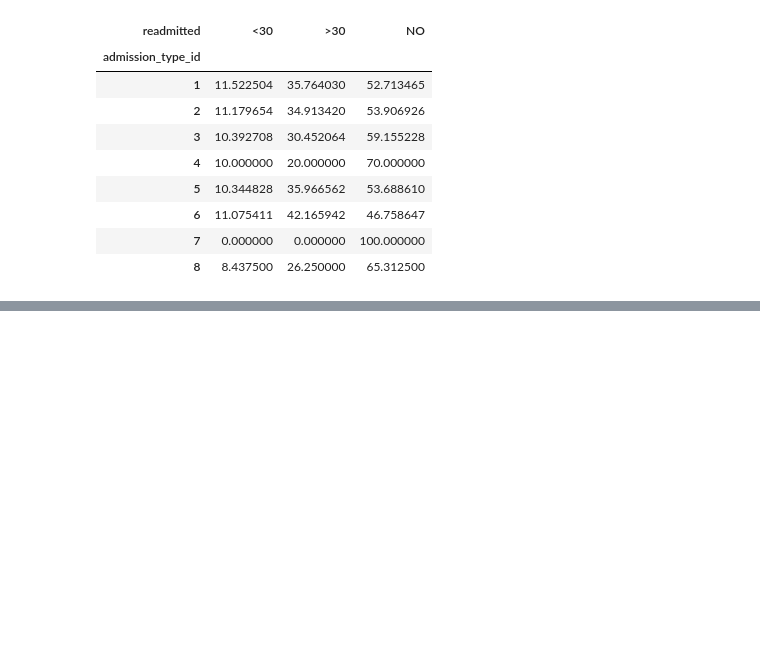
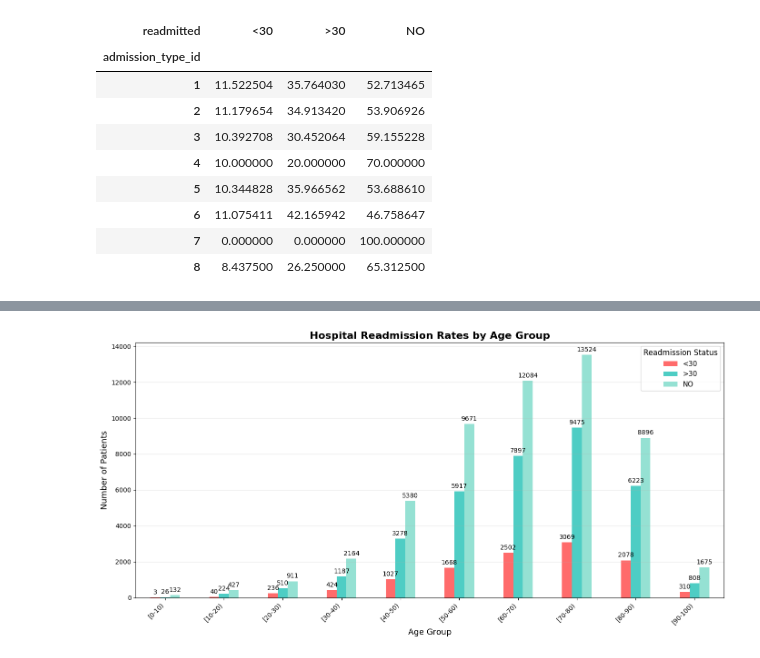
Before and after one commit to EduardoYaguar/act1_2p_si_eda_2_25_yaguar, a Jupyter notebook: act1_2p_si_eda_2_25_yaguar.ipynb, the cells around one changed output, grey strips where cells are left out. Saved outputs shown, nothing was run; the diff lists cells and outputs as text; code cells hidden in the pictures; blank space fills up the shorter version.

```diff
--- a/act1_2p_si_eda_2_25_yaguar.ipynb
+++ b/act1_2p_si_eda_2_25_yaguar.ipynb
@@ -516,0 +556,22 @@ admission_readmit
+# %%
+#Hospital Readmission Rates by Age Group
+fig, ax = plt.subplots(figsize=(14, 7))
+colors =['#ff6b6b', '#4ecdc4', '#95e1d3']
+age_readmit_counts = pd.crosstab(df_clean['age'], df_clean['readmitted'])
+age_readmit_counts.plot(kind='bar', ax=ax, color= colors)
+
+for container in ax.containers:
+    ax.bar_label(container, fmt='%d', padding=3, fontsize=10)
+
+ax.set_title('Hospital Readmission Rates by Age Group', fontsize=16, fontweight='bold')
+ax.set_xlabel('Age Group', fontsize=13)
+ax.set_ylabel('Number of Patients', fontsize=13)
+ax.legend(title='Readmission Status', title_fontsize=12, fontsize=11)
+ax.set_xticklabels(ax.get_xticklabels(), rotation=45, ha='right')
+ax.grid(axis='y', alpha=0.3)
+
+plt.tight_layout()
+plt.savefig('readmission_by_age.png', dpi=300, bbox_inches='tight')
+plt.show()
+# %% [output]
+[figure, added]
```
Also changed, not shown: parts of 10 cells of this notebook.
